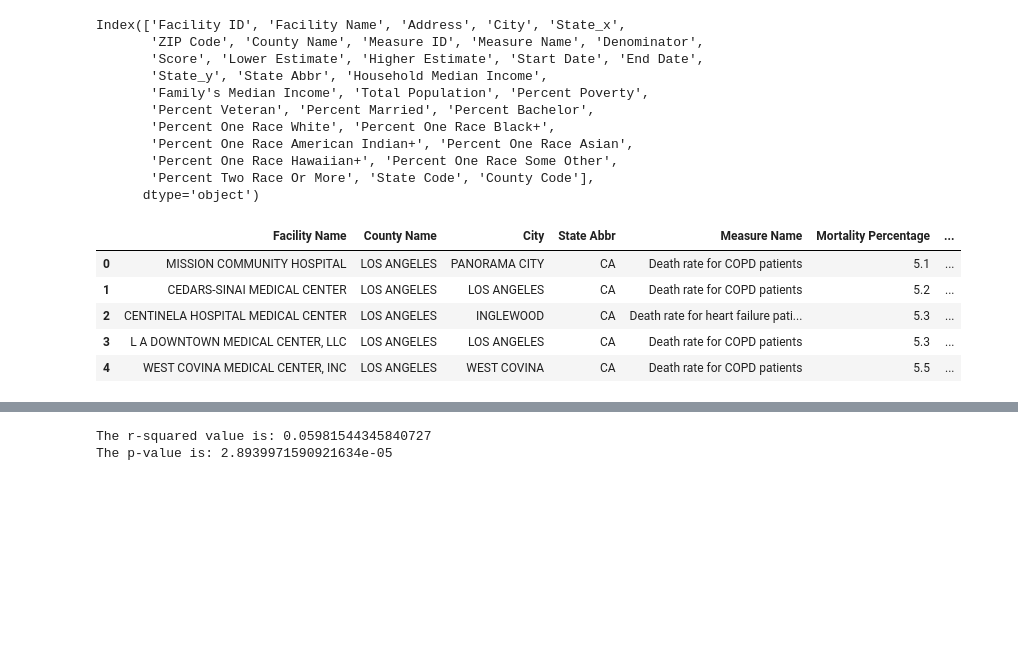
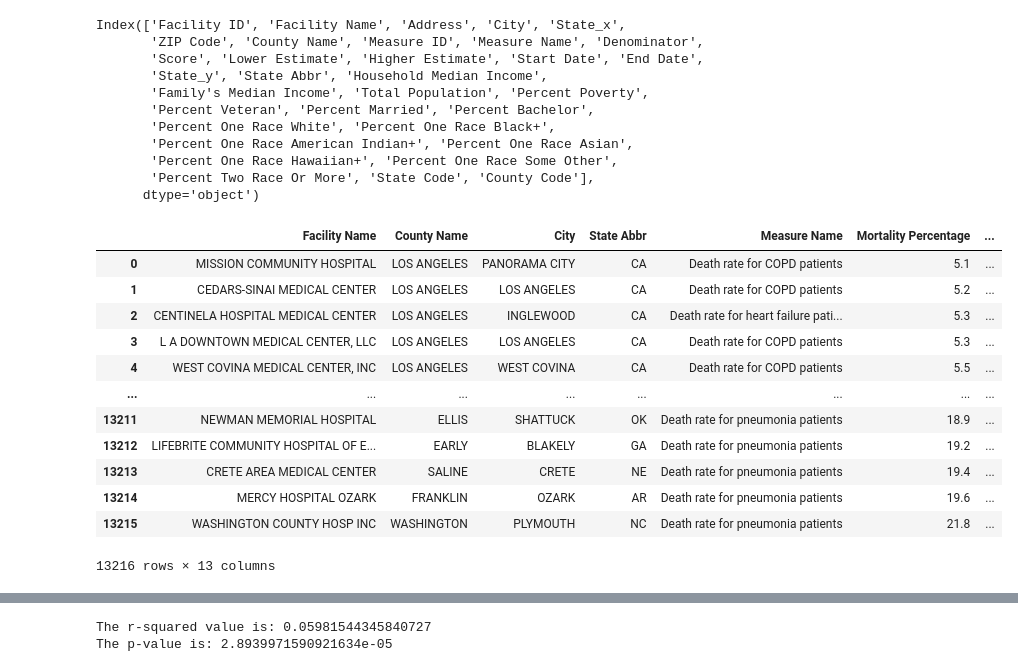
Before and after one commit to fisher1916/healthcare-disparities, a Jupyter notebook: Analysis/Race_vs_Health_Conditions.ipynb, the cells around one changed output, grey strips where cells are left out. Saved outputs shown, nothing was run; the diff lists cells and outputs as text; code cells hidden in the pictures; blank space fills up the shorter version.

```diff
--- a/Analysis/Race_vs_Health_Conditions.ipynb
+++ b/Analysis/Race_vs_Health_Conditions.ipynb
@@ -37,16 +38,23 @@ race_data_df = race_data_df.rename(columns={"State_y":"State", "Score": "Mortali
 # %%
 race_merged = race_data_df[['Facility Name', 'County Name','City', 'State Abbr', 'Measure Name', 'Mortality Percentage','Percent One Race White', 'Percent One Race Black+',
        'Percent One Race American Indian+', 'Percent One Race Asian',
        'Percent One Race Hawaiian+', 'Percent One Race Some Other',
        'Percent Two Race Or More']]
-race_merged.head()
+race_merged
 # %% [output]
 |  | Facility Name | County Name | City | State Abbr | Measure Name | Mortality Percentage | ... |
 | 0 | MISSION COMMUNITY HOSPITAL | LOS ANGELES | PANORAMA CITY | CA | Death rate for COPD patients | 5.1 | ... |
 | 1 | CEDARS-SINAI MEDICAL CENTER | LOS ANGELES | LOS ANGELES | CA | Death rate for COPD patients | 5.2 | ... |
 | 2 | CENTINELA HOSPITAL MEDICAL CENTER | LOS ANGELES | INGLEWOOD | CA | Death rate for heart failure pati... | 5.3 | ... |
 | 3 | L A DOWNTOWN MEDICAL CENTER, LLC | LOS ANGELES | LOS ANGELES | CA | Death rate for COPD patients | 5.3 | ... |
 | 4 | WEST COVINA MEDICAL CENTER, INC | LOS ANGELES | WEST COVINA | CA | Death rate for COPD patients | 5.5 | ... |
+| ... | ... | ... | ... | ... | ... | ... | ... |
+| 13211 | NEWMAN MEMORIAL HOSPITAL | ELLIS | SHATTUCK | OK | Death rate for pneumonia patients | 18.9 | ... |
+| 13212 | LIFEBRITE COMMUNITY HOSPITAL OF E... | EARLY | BLAKELY | GA | Death rate for pneumonia patients | 19.2 | ... |
+| 13213 | CRETE AREA MEDICAL CENTER | SALINE | CRETE | NE | Death rate for pneumonia patients | 19.4 | ... |
+| 13214 | MERCY HOSPITAL OZARK | FRANKLIN | OZARK | AR | Death rate for pneumonia patients | 19.6 | ... |
+| 13215 | WASHINGTON COUNTY HOSP INC | WASHINGTON | PLYMOUTH | NC | Death rate for pneumonia patients | 21.8 | ... |
+13216 rows × 13 columns
 # %%
 race_state = race_merged.loc[race_merged['State Abbr'] == 'CA']
 race_state
```
Also changed, not shown: parts of 31 cells of this notebook.
